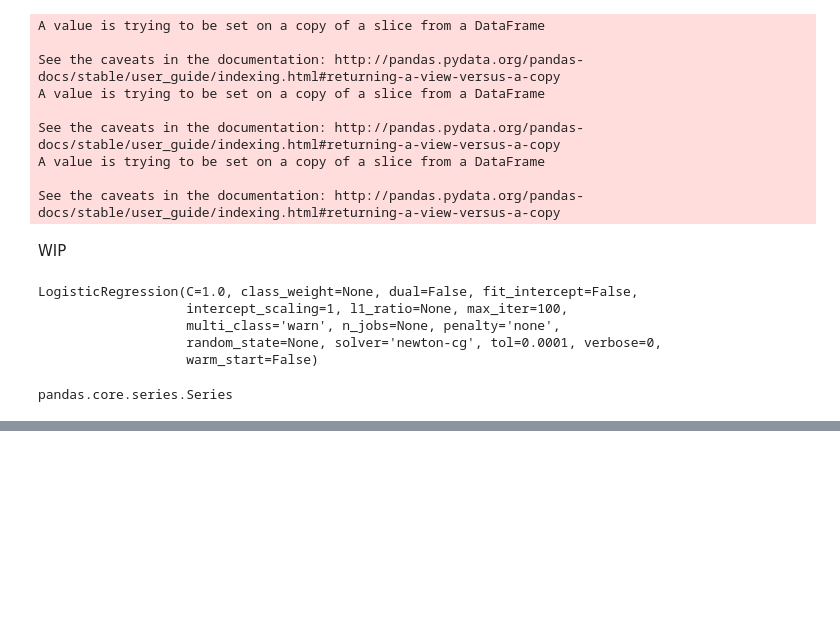
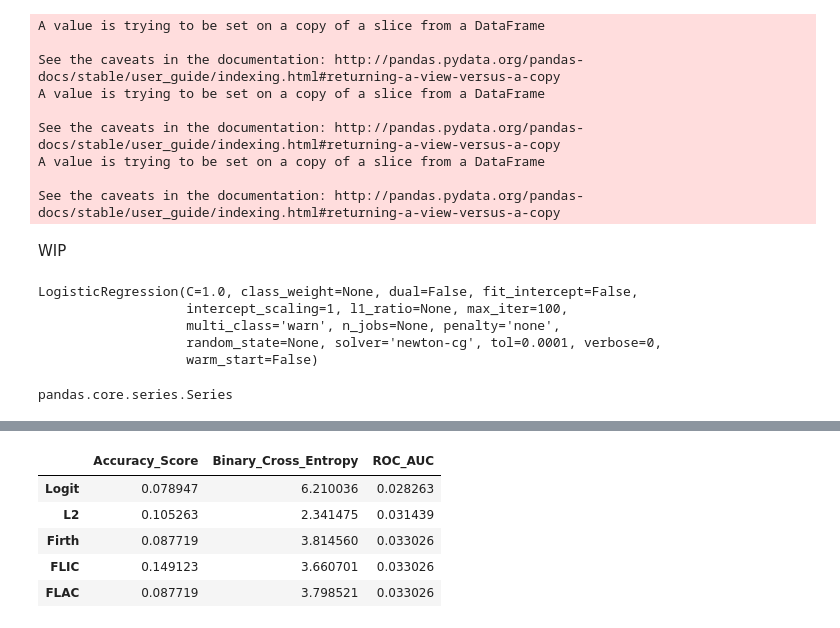
Before and after one commit to minotaur142/pmle, a Jupyter notebook: WIP.ipynb, the cells around one changed output, grey strips where cells are left out. Cells and saved outputs as stored; diff of their text form; code cells hidden in the pictures; blank space fills up the shorter version.

```diff
--- a/WIP.ipynb
+++ b/WIP.ipynb
@@ -850,0 +917,9 @@ int_small_X.shape
+# %%
+small_results
+# %% [output]
+|  | Accuracy_Score | Binary_Cross_Entropy | ROC_AUC |
+| Logit | 0.078947 | 6.210036 | 0.028263 |
+| L2 | 0.105263 | 2.341475 | 0.031439 |
+| Firth | 0.087719 | 3.814560 | 0.033026 |
+| FLIC | 0.149123 | 3.660701 | 0.033026 |
+| FLAC | 0.087719 | 3.798521 | 0.033026 |
```
Also changed, not shown: parts of 38 cells of this notebook, 1 other file.
